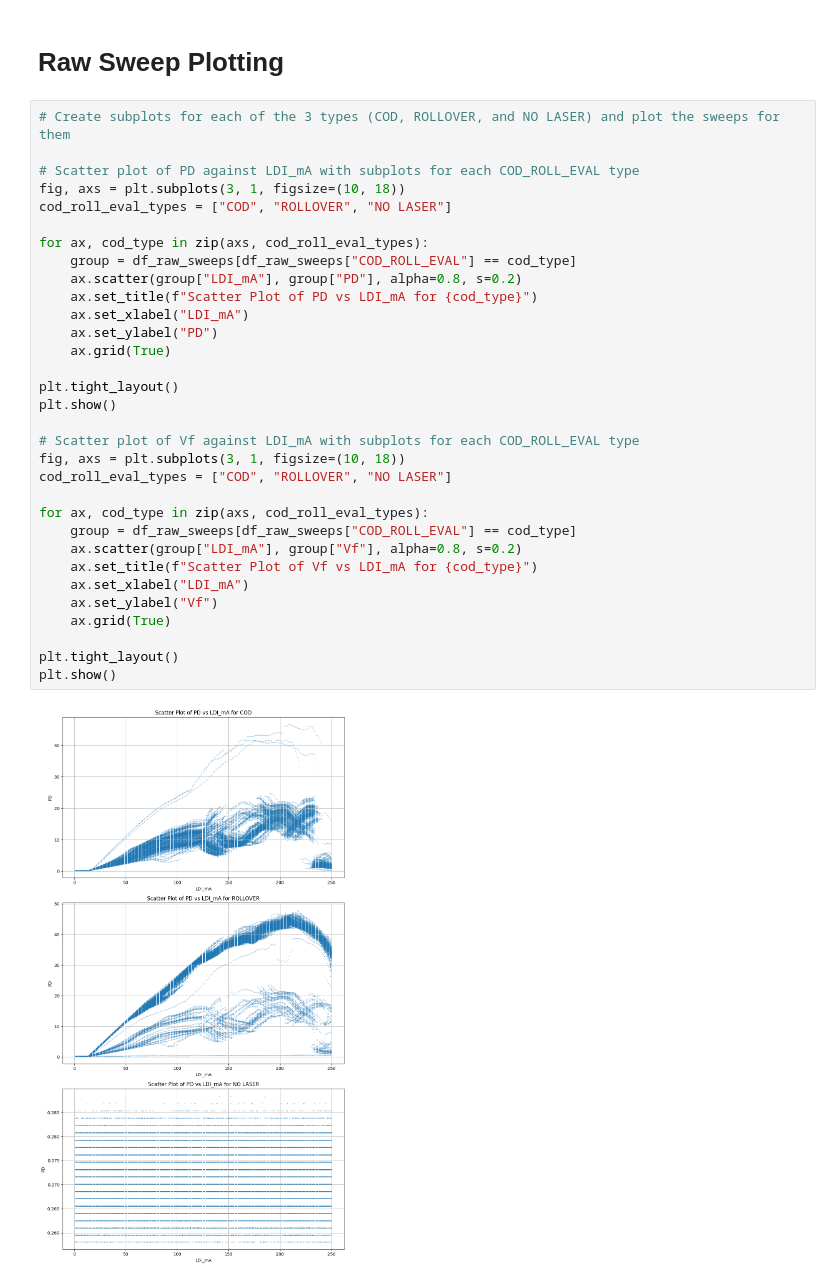
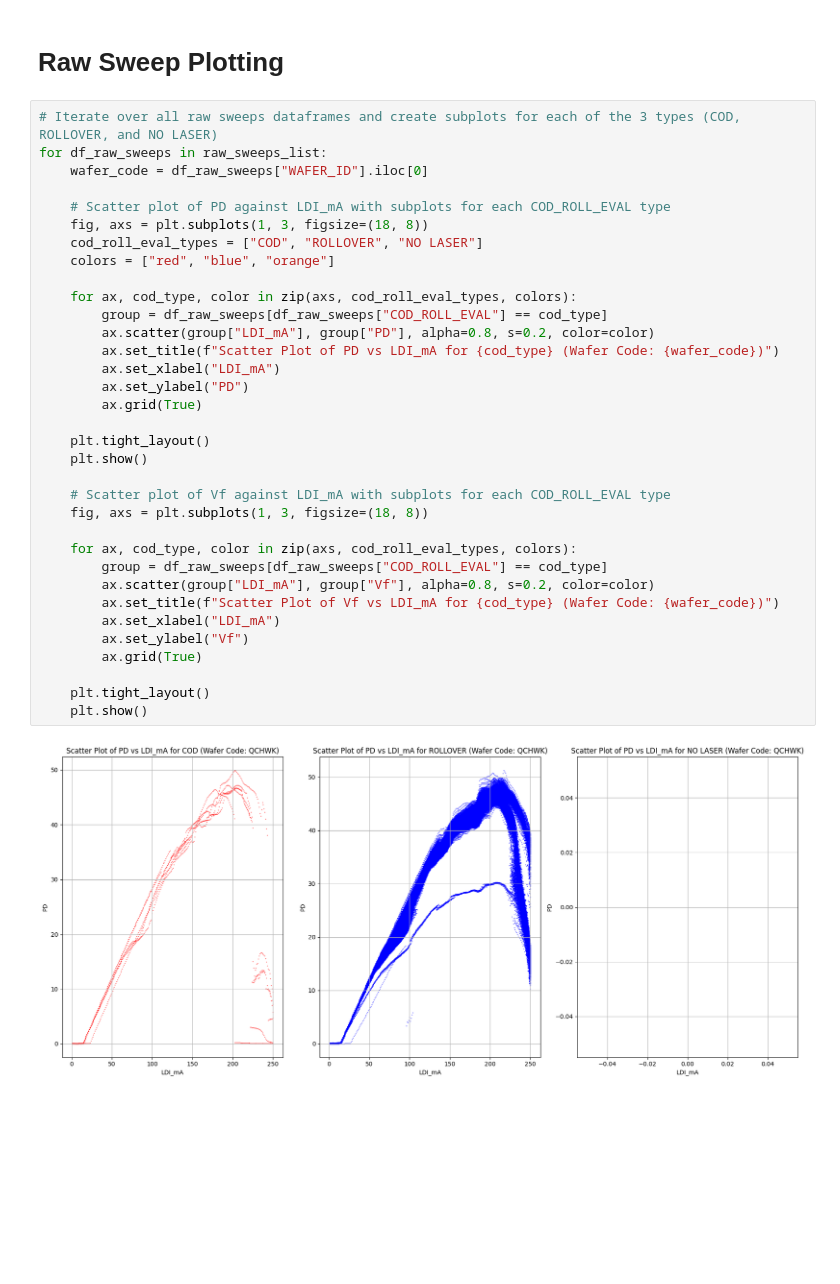
Before and after one commit to VadanKhan/liv-cod-algorithm, a Jupyter notebook: liv_cod_algorithm/cod_algorithm.ipynb, the cells around one changed output. Cells and saved outputs as stored; diff of their text form; blank space fills up the shorter version.

Commit message:
raw sweep plotting mass analysis integration

```diff
--- a/liv_cod_algorithm/cod_algorithm.ipynb
+++ b/liv_cod_algorithm/cod_algorithm.ipynb
@@ -551,36 +551,38 @@ QCHXL:
 # %% [markdown]
 # Raw Sweep Plotting
 # %%
-# Create subplots for each of the 3 types (COD, ROLLOVER, and NO LASER) and plot the sweeps for them
+# Iterate over all raw sweeps dataframes and create subplots for each of the 3 types (COD, ROLLOVER, and NO LASER)
+for df_raw_sweeps in raw_sweeps_list:
+    wafer_code = df_raw_sweeps["WAFER_ID"].iloc[0]
 
-# Scatter plot of PD against LDI_mA with subplots for each COD_ROLL_EVAL type
-fig, axs = plt.subplots(3, 1, figsize=(10, 18))
-cod_roll_eval_types = ["COD", "ROLLOVER", "NO LASER"]
+    # Scatter plot of PD against LDI_mA with subplots for each COD_ROLL_EVAL type
+    fig, axs = plt.subplots(1, 3, figsize=(18, 8))
+    cod_roll_eval_types = ["COD", "ROLLOVER", "NO LASER"]
+    colors = ["red", "blue", "orange"]
 
-for ax, cod_type in zip(axs, cod_roll_eval_types):
-    group = df_raw_sweeps[df_raw_sweeps["COD_ROLL_EVAL"] == cod_type]
-    ax.scatter(group["LDI_mA"], group["PD"], alpha=0.8, s=0.2)
-    ax.set_title(f"Scatter Plot of PD vs LDI_mA for {cod_type}")
-    ax.set_xlabel("LDI_mA")
-    ax.set_ylabel("PD")
-    ax.grid(True)
+    for ax, cod_type, color in zip(axs, cod_roll_eval_types, colors):
+        group = df_raw_sweeps[df_raw_sweeps["COD_ROLL_EVAL"] == cod_type]
+        ax.scatter(group["LDI_mA"], group["PD"], alpha=0.8, s=0.2, color=color)
+        ax.set_title(f"Scatter Plot of PD vs LDI_mA for {cod_type} (Wafer Code: {wafer_code})")
+        ax.set_xlabel("LDI_mA")
+        ax.set_ylabel("PD")
+        ax.grid(True)
 
-plt.tight_layout()
-plt.show()
+    plt.tight_layout()
+    plt.show()
 
-# Scatter plot of Vf against LDI_mA with subplots for each COD_ROLL_EVAL type
-fig, axs = plt.subplots(3, 1, figsize=(10, 18))
-cod_roll_eval_types = ["COD", "ROLLOVER", "NO LASER"]
+    # Scatter plot of Vf against LDI_mA with subplots for each COD_ROLL_EVAL type
+    fig, axs = plt.subplots(1, 3, figsize=(18, 8))
 
-for ax, cod_type in zip(axs, cod_roll_eval_types):
-    group = df_raw_sweeps[df_raw_sweeps["COD_ROLL_EVAL"] == cod_type]
-    ax.scatter(group["LDI_mA"], group["Vf"], alpha=0.8, s=0.2)
-    ax.set_title(f"Scatter Plot of Vf vs LDI_mA for {cod_type}")
-    ax.set_xlabel("LDI_mA")
-    ax.set_ylabel("Vf")
-    ax.grid(True)
+    for ax, cod_type, color in zip(axs, cod_roll_eval_types, colors):
+        group = df_raw_sweeps[df_raw_sweeps["COD_ROLL_EVAL"] == cod_type]
+        ax.scatter(group["LDI_mA"], group["Vf"], alpha=0.8, s=0.2, color=color)
+        ax.set_title(f"Scatter Plot of Vf vs LDI_mA for {cod_type} (Wafer Code: {wafer_code})")
+        ax.set_xlabel("LDI_mA")
+        ax.set_ylabel("Vf")
+        ax.grid(True)
 
-plt.tight_layout()
-plt.show()
+    plt.tight_layout()
+    plt.show()
 # %% [output]
-[figure, old version]
+[figure, new version]
```
Also changed, not shown: parts of 1 cell of this notebook.
